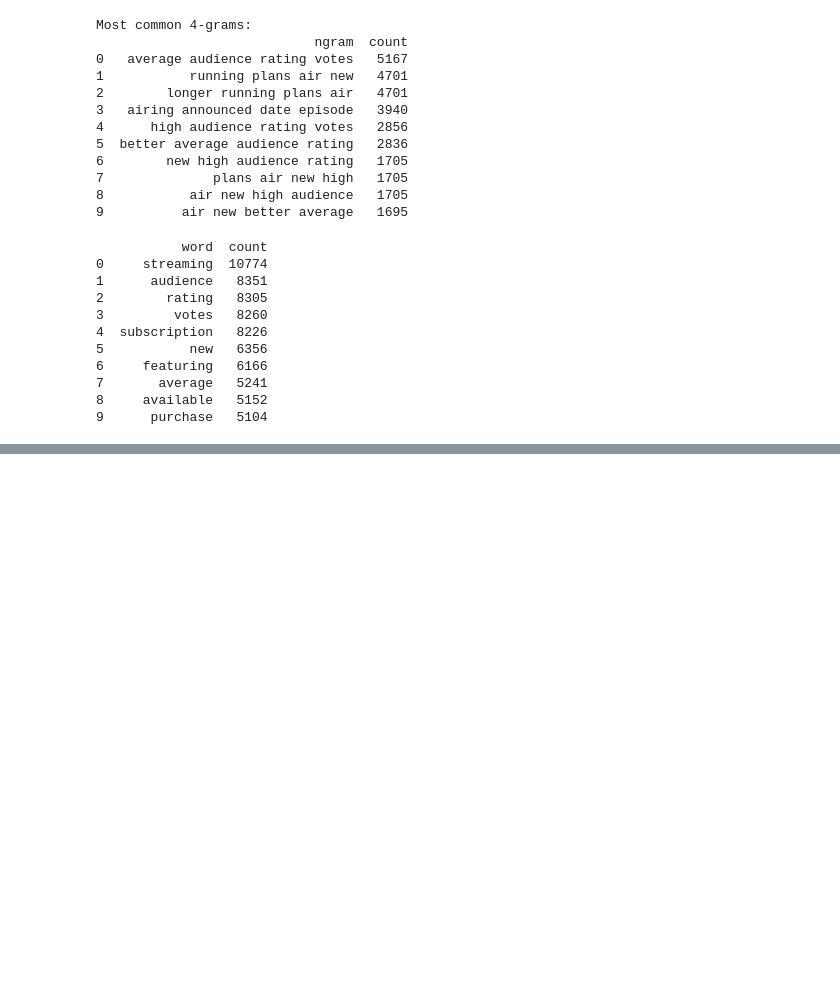
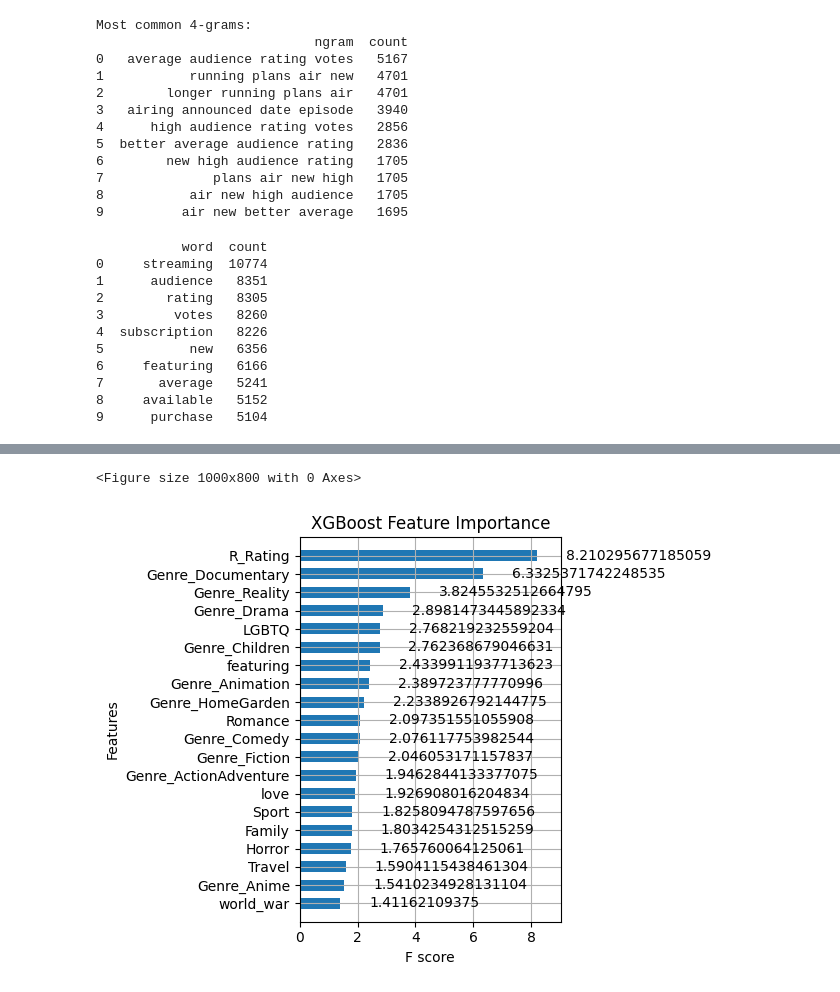
Before and after one commit to ayeti82/Reproducible-Research-Project, a Jupyter notebook: Updated Script - Python.ipynb, the cells around one changed output, grey strips where cells are left out. Drawn from its saved outputs; the diff is of its cells as text; code cells hidden in the pictures; blank space fills up the shorter version.

```diff
--- a/Updated Script - Python.ipynb
+++ b/Updated Script - Python.ipynb
@@ -669,0 +760,4 @@ BIC cont_ratio: 24215.47234009707
+# %%
+xgb_model = XGBRegressor(n_estimators=100, objective='reg:squarederror', random_state=123)
+xgb_model.fit(X_train, y_train)
+xgb_preds = xgb_model.predict(X_test)
@@ -669,0 +770,9 @@ BIC cont_ratio: 24215.47234009707
+# %%
+plt.figure(figsize=(10, 8))
+plot_importance(xgb_model, max_num_features=20, importance_type='gain', height=0.6)
+plt.title("XGBoost Feature Importance")
+plt.tight_layout()
+plt.show()
+# %% [output]
+<Figure size 1000x800 with 0 Axes>
+[figure, added]
```
Also changed, not shown: parts of 25 cells of this notebook.
